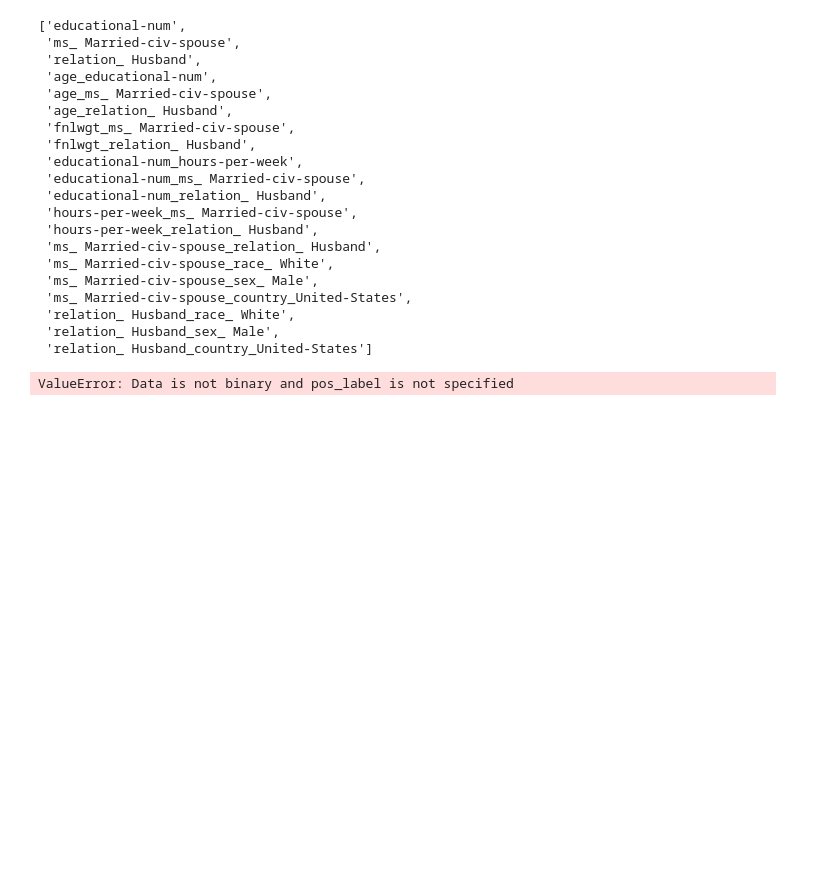
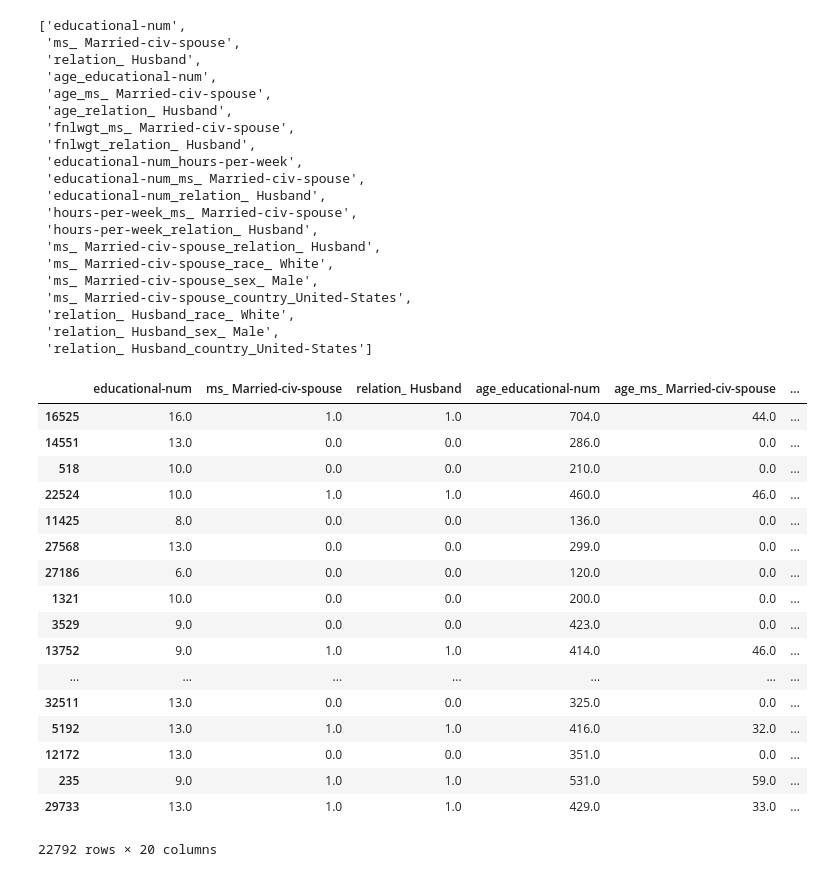
Before and after one commit to mukeshecemgr/Machine-Learning, a Jupyter notebook: ClassificationData/Salary-Data/Salary-Prediction-with-data-preprocessing-technique.ipynb, the cells around one changed output. Saved outputs shown, nothing was run; the diff lists cells and outputs as text; code cells hidden in the pictures; blank space fills up the shorter version.

```diff
--- a/ClassificationData/Salary-Data/Salary-Prediction-with-data-preprocessing-technique.ipynb
+++ b/ClassificationData/Salary-Data/Salary-Prediction-with-data-preprocessing-technique.ipynb
@@ -321,6 +321,24 @@ def find_model_perf(X_train,y_train,X_test,y_test):
     auc = roc_auc_score(y_test,y_hat)
     return auc
 # %%
-auc_result = find_model_perf(X_train_selected,y_train,X_test_selected,y_test)
+#auc_result = find_model_perf(X_train_selected,y_train,X_test_selected,y_test)
+X_train_selected
 # %% [output]
+|  | educational-num | ms_ Married-civ-spouse | relation_ Husband | age_educational-num | age_ms_ Married-civ-spouse | ... |
+| 16525 | 16.0 | 1.0 | 1.0 | 704.0 | 44.0 | ... |
+| 14551 | 13.0 | 0.0 | 0.0 | 286.0 | 0.0 | ... |
+| 518 | 10.0 | 0.0 | 0.0 | 210.0 | 0.0 | ... |
+| 22524 | 10.0 | 1.0 | 1.0 | 460.0 | 46.0 | ... |
+| 11425 | 8.0 | 0.0 | 0.0 | 136.0 | 0.0 | ... |
+| 27568 | 13.0 | 0.0 | 0.0 | 299.0 | 0.0 | ... |
+| 27186 | 6.0 | 0.0 | 0.0 | 120.0 | 0.0 | ... |
+| 1321 | 10.0 | 0.0 | 0.0 | 200.0 | 0.0 | ... |
+| 3529 | 9.0 | 0.0 | 0.0 | 423.0 | 0.0 | ... |
+| 13752 | 9.0 | 1.0 | 1.0 | 414.0 | 46.0 | ... |
+| ... | ... | ... | ... | ... | ... | ... |
+| 32511 | 13.0 | 0.0 | 0.0 | 325.0 | 0.0 | ... |
+| 5192 | 13.0 | 1.0 | 1.0 | 416.0 | 32.0 | ... |
+| 12172 | 13.0 | 0.0 | 0.0 | 351.0 | 0.0 | ... |
+| 235 | 9.0 | 1.0 | 1.0 | 531.0 | 59.0 | ... |
+| 29733 | 13.0 | 1.0 | 1.0 | 429.0 | 33.0 | ... |
-ValueError: Data is not binary and pos_label is not specified
+22792 rows × 20 columns
```
